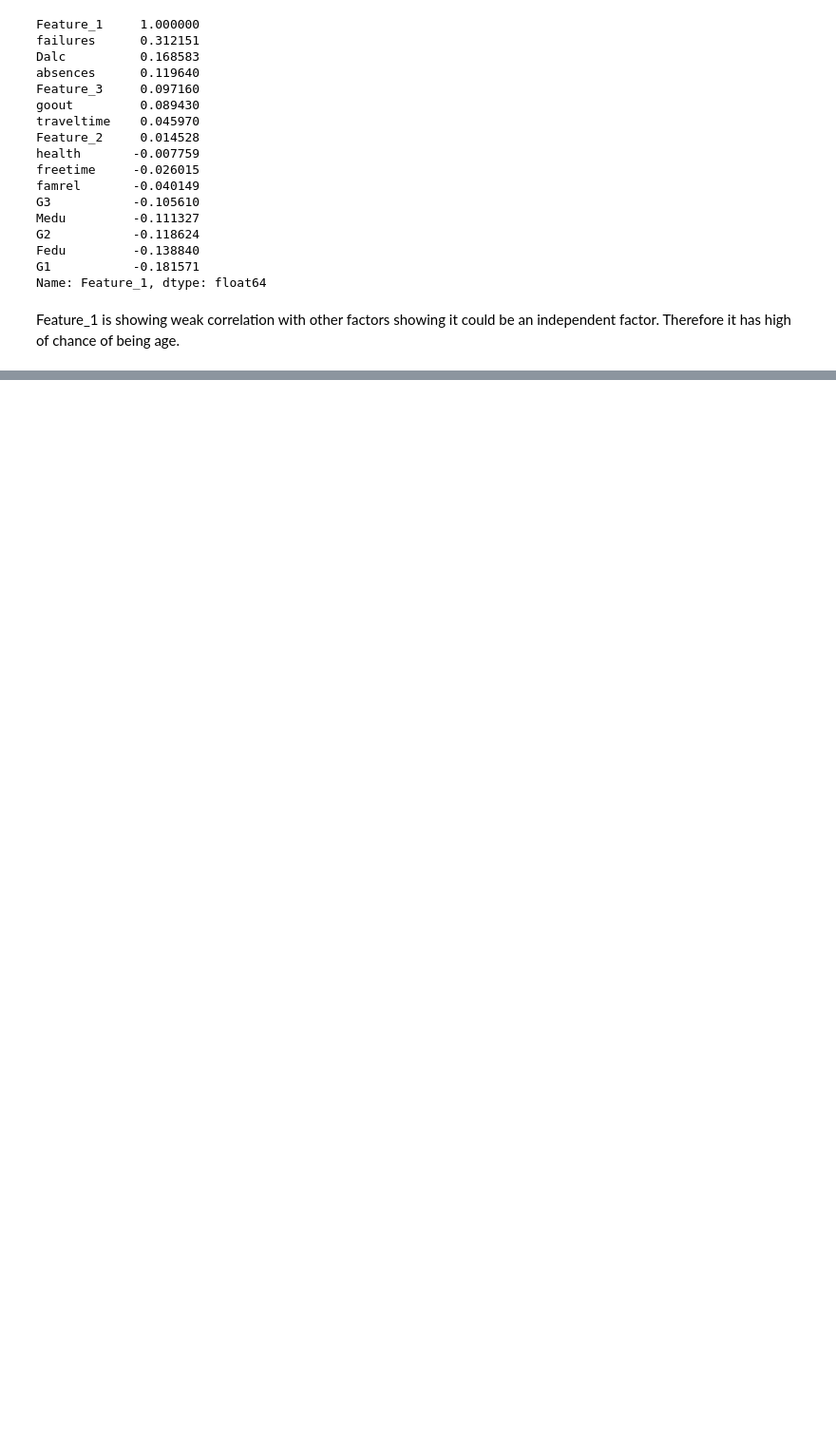
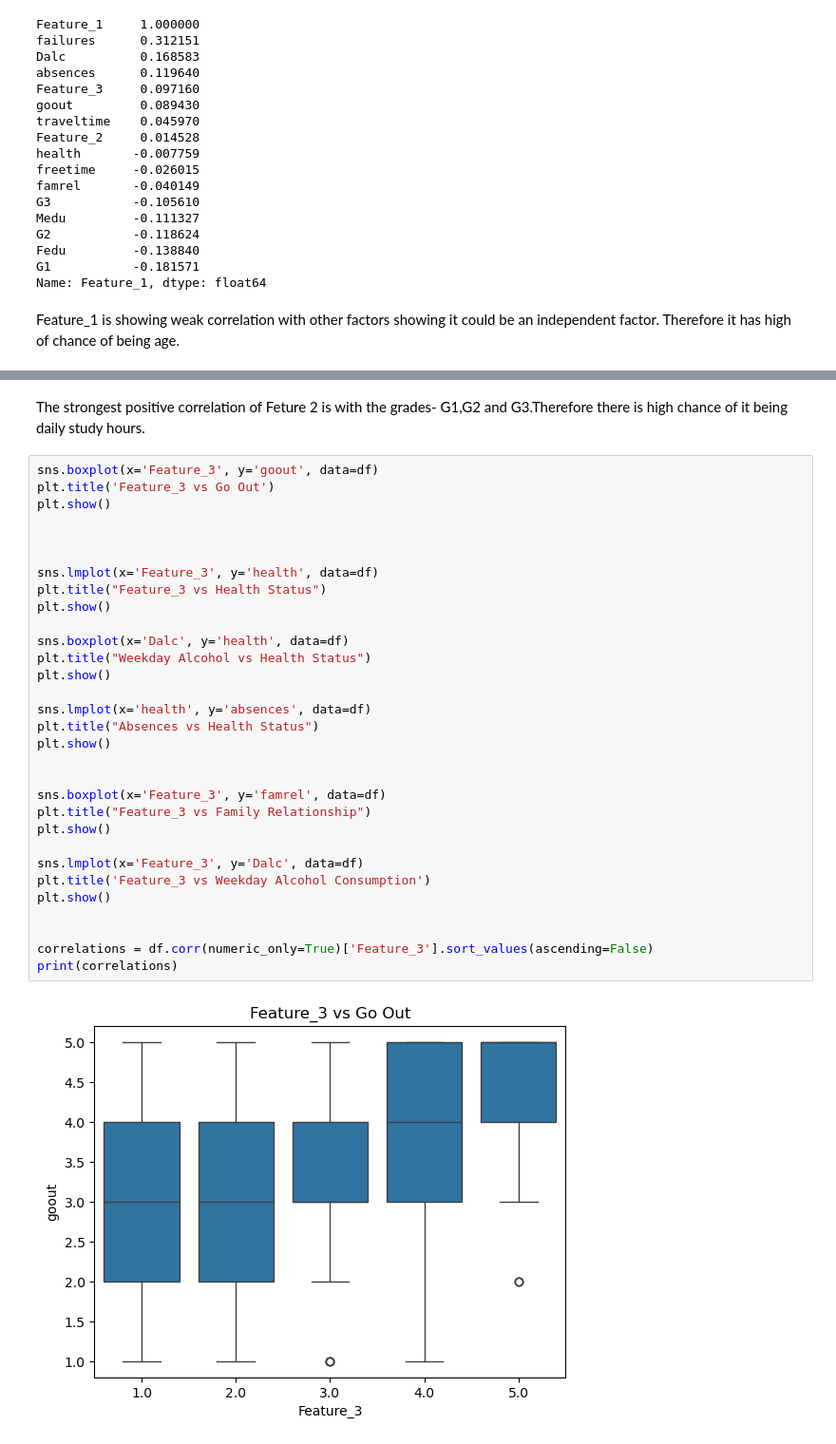
Before and after one commit to georgejesswin/CC_ML, a Jupyter notebook: Task1.ipynb, the cells around one changed output, grey strips where cells are left out. Shown at 95% size. Drawn from its saved outputs; the diff is of its cells as text; blank space fills up the shorter version.

```diff
--- a/Task1.ipynb
+++ b/Task1.ipynb
@@ -132,0 +164,35 @@ KeyError: "['Grades'] not in index"
+# %% [markdown]
+The strongest positive correlation of Feture 2 is with the grades- G1,G2 and G3.Therefore there is high chance of it being daily study hours.
+# %%
+sns.boxplot(x='Feature_3', y='goout', data=df)
+plt.title('Feature_3 vs Go Out')
+plt.show()
+
+
+
+sns.lmplot(x='Feature_3', y='health', data=df)
+plt.title("Feature_3 vs Health Status")
+plt.show()
+
+sns.boxplot(x='Dalc', y='health', data=df)
+plt.title("Weekday Alcohol vs Health Status")
+plt.show()
+
+sns.lmplot(x='health', y='absences', data=df)
+plt.title("Absences vs Health Status")
+plt.show()
+
+
+sns.boxplot(x='Feature_3', y='famrel', data=df)
+plt.title("Feature_3 vs Family Relationship")
+plt.show()
+
+sns.lmplot(x='Feature_3', y='Dalc', data=df)
+plt.title('Feature_3 vs Weekday Alcohol Consumption')
+plt.show()
+
+
+correlations = df.corr(numeric_only=True)['Feature_3'].sort_values(ascending=False)
+print(correlations)
+# %% [output]
+[figure, added]
```
Also changed, not shown: parts of 21 cells of this notebook.
